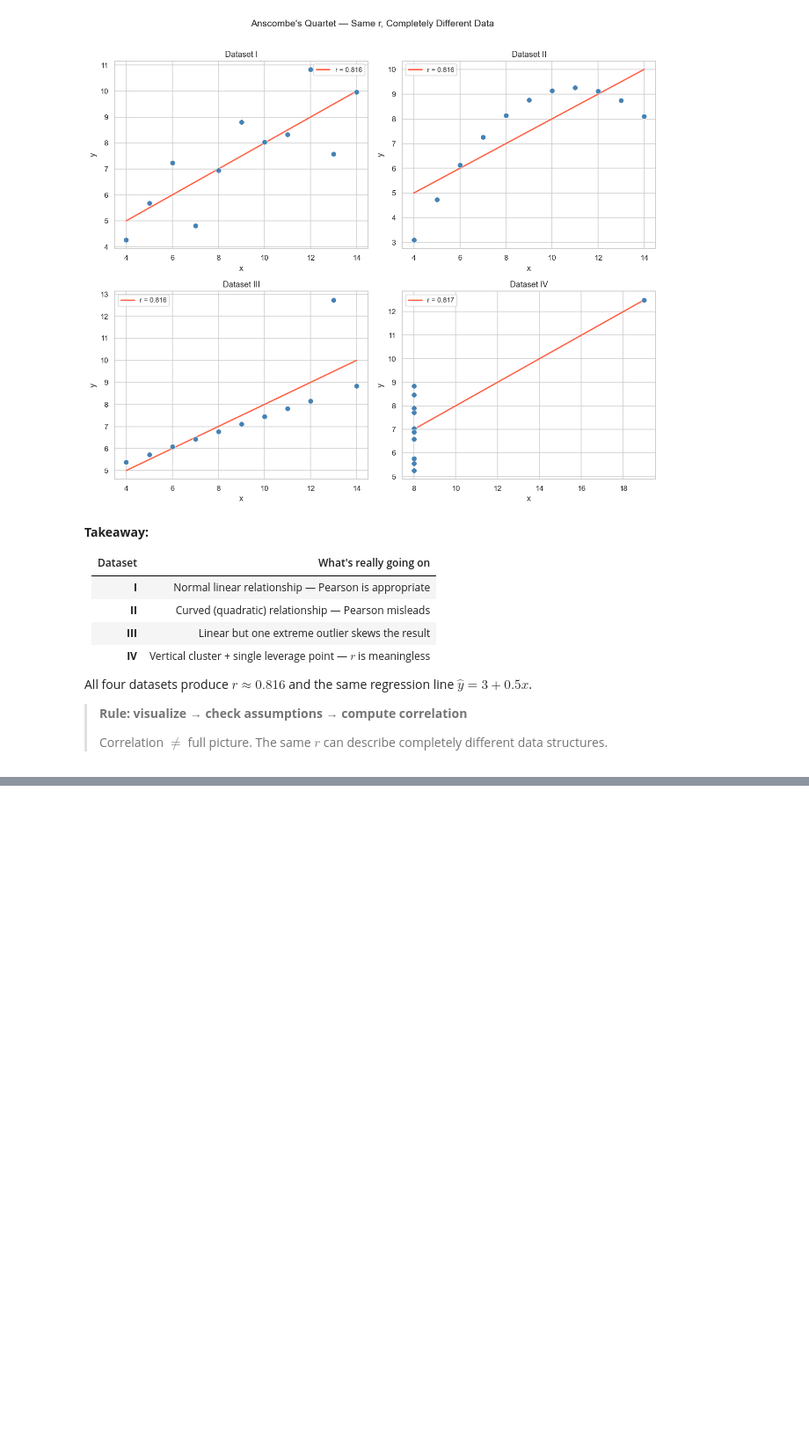
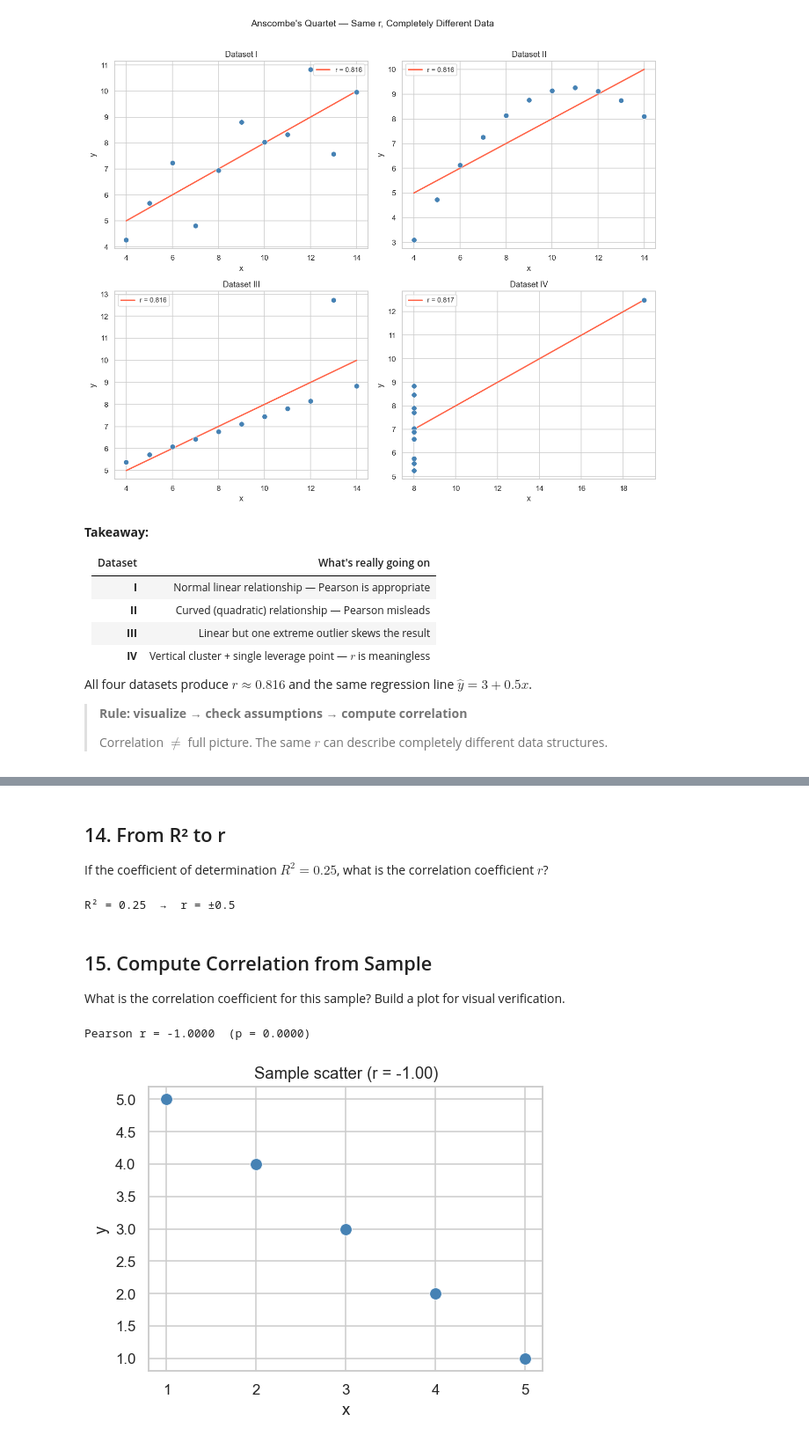
Before and after one commit to Neman-River/statistics-notebooks, a Jupyter notebook: 09_correlation&regression.ipynb, the cells around one changed output, grey strips where cells are left out. Shown at 88% size. Drawn from its saved outputs; the diff is of its cells as text; code cells hidden in the pictures; blank space fills up the shorter version.

```diff
--- a/09_correlation.ipynb
+++ b/09_correlation&regression.ipynb
@@ -351,0 +361,31 @@ All four datasets produce $r \approx 0.816$ and the same regression line $\hat{y
+# %% [markdown]
+## 14. From R² to r
+
+If the coefficient of determination $R^2 = 0.25$, what is the correlation coefficient $r$?
+# %%
+r2 = 0.25
+r = np.sqrt(r2)
+print(f'R² = {r2}  →  r = ±{r}')
+# %% [output]
+R² = 0.25  →  r = ±0.5
+# %% [markdown]
+## 15. Compute Correlation from Sample
+
+What is the correlation coefficient for this sample? Build a plot for visual verification.
+# %%
+x = [4, 5, 2, 3, 1]
+y = [2, 1, 4, 3, 5]
+
+r_val, p_val = stats.pearsonr(x, y)
+print(f'Pearson r = {r_val:.4f}  (p = {p_val:.4f})')
+
+fig, ax = plt.subplots(figsize=(5, 4))
+ax.scatter(x, y, s=80, color='steelblue', edgecolors='white', linewidths=0.5, zorder=3)
+ax.set_xlabel('x')
+ax.set_ylabel('y')
+ax.set_title(f'Sample scatter (r = {r_val:.2f})')
+plt.tight_layout()
+plt.show()
+# %% [output]
+Pearson r = -1.0000  (p = 0.0000)
+[figure, added]
```
Also changed, not shown: parts of 5 cells of this notebook, 2 other files.
